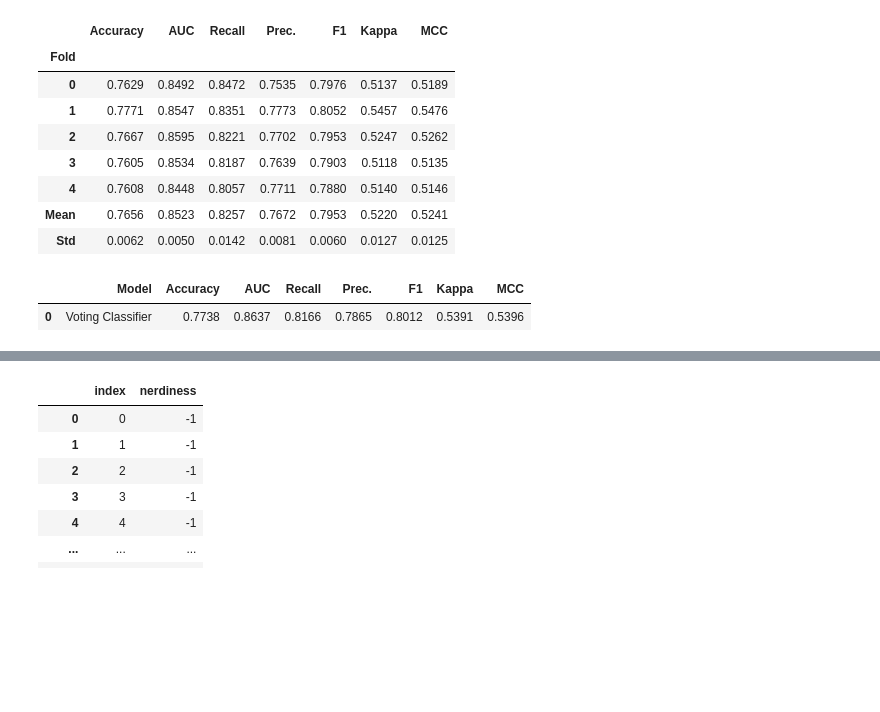
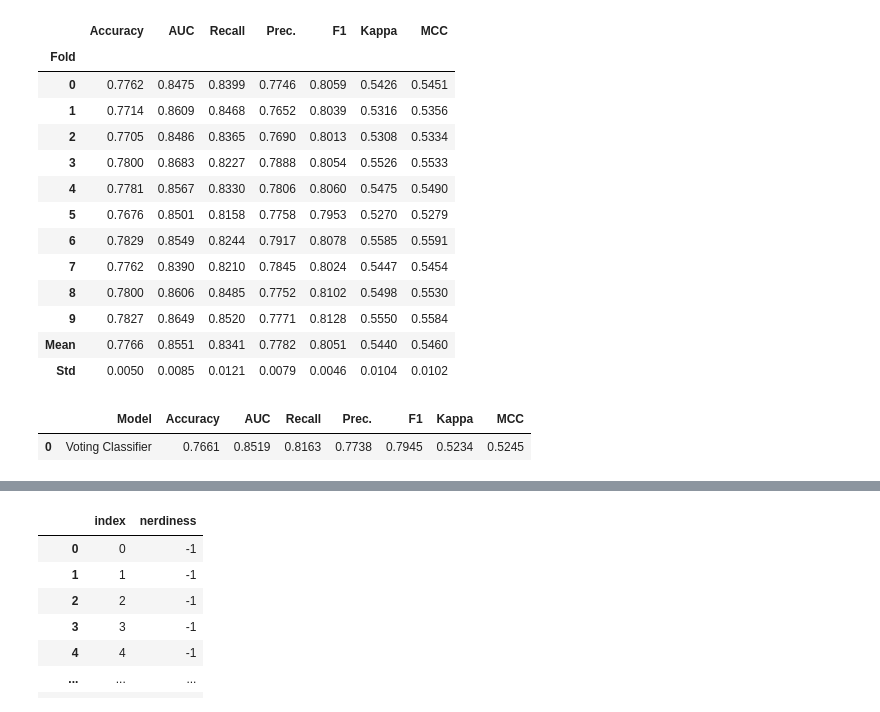
Before and after one commit to leedaehan-kev/AI-QUALIFYING-ROUND, a Jupyter notebook: competition_code/대회용-baseline.ipynb, the cells around one changed output, grey strips where cells are left out. Saved outputs shown, nothing was run; the diff lists cells and outputs as text; code cells hidden in the pictures; blank space fills up the shorter version.

```diff
--- a/competition_code/대회용-baseline.ipynb
+++ b/competition_code/대회용-baseline.ipynb
@@ -9,6 +9,9 @@ warnings.filterwarnings('ignore')
 # %%
 train  = pd.read_csv('competition_data/train.csv')
 test  = pd.read_csv('competition_data/test.csv')
+pd.set_option('display.max_rows', 1000)
+pd.set_option('display.max_colwidth', 100)
+pd.set_option('display.max_columns', 100)
 # %%
 train
 # %% [output]
@@ -56,6 +61,6 @@ clf = setup(data = train, target = 'nerdiness')
 | 58 | Fix Imbalance | False |
 | 59 | Fix Imbalance Method | SMOTE |
 # %%
-best_3 = compare_models(sort = 'AUC', n_select = 3)
+best_3 = compare_models(sort = 'AUC', n_select = 5)
 # %% [output]
 |  | Model | Accuracy | AUC | Recall | Prec. | F1 | Kappa | MCC | TT (Sec) |
@@ -77,20 +99,25 @@ best_3 = compare_models(sort = 'AUC', n_select = 3)
 # %%
-blended = blend_models(estimator_list = best_3, fold = 5, method = 'soft')
+blended = blend_models(estimator_list = best_3, fold = 10, method = 'soft')
 # %% [output]
 |  | Accuracy | AUC | Recall | Prec. | F1 | Kappa | MCC |
 | Fold |  |  |  |  |  |  |  |
-| 0 | 0.7629 | 0.8492 | 0.8472 | 0.7535 | 0.7976 | 0.5137 | 0.5189 |
-| 1 | 0.7771 | 0.8547 | 0.8351 | 0.7773 | 0.8052 | 0.5457 | 0.5476 |
-| 2 | 0.7667 | 0.8595 | 0.8221 | 0.7702 | 0.7953 | 0.5247 | 0.5262 |
-| 3 | 0.7605 | 0.8534 | 0.8187 | 0.7639 | 0.7903 | 0.5118 | 0.5135 |
-| 4 | 0.7608 | 0.8448 | 0.8057 | 0.7711 | 0.7880 | 0.5140 | 0.5146 |
-| Mean | 0.7656 | 0.8523 | 0.8257 | 0.7672 | 0.7953 | 0.5220 | 0.5241 |
-| Std | 0.0062 | 0.0050 | 0.0142 | 0.0081 | 0.0060 | 0.0127 | 0.0125 |
+| 0 | 0.7762 | 0.8475 | 0.8399 | 0.7746 | 0.8059 | 0.5426 | 0.5451 |
+| 1 | 0.7714 | 0.8609 | 0.8468 | 0.7652 | 0.8039 | 0.5316 | 0.5356 |
+| 2 | 0.7705 | 0.8486 | 0.8365 | 0.7690 | 0.8013 | 0.5308 | 0.5334 |
+| 3 | 0.7800 | 0.8683 | 0.8227 | 0.7888 | 0.8054 | 0.5526 | 0.5533 |
+| 4 | 0.7781 | 0.8567 | 0.8330 | 0.7806 | 0.8060 | 0.5475 | 0.5490 |
+| 5 | 0.7676 | 0.8501 | 0.8158 | 0.7758 | 0.7953 | 0.5270 | 0.5279 |
+| 6 | 0.7829 | 0.8549 | 0.8244 | 0.7917 | 0.8078 | 0.5585 | 0.5591 |
+| 7 | 0.7762 | 0.8390 | 0.8210 | 0.7845 | 0.8024 | 0.5447 | 0.5454 |
+| 8 | 0.7800 | 0.8606 | 0.8485 | 0.7752 | 0.8102 | 0.5498 | 0.5530 |
+| 9 | 0.7827 | 0.8649 | 0.8520 | 0.7771 | 0.8128 | 0.5550 | 0.5584 |
+| Mean | 0.7766 | 0.8551 | 0.8341 | 0.7782 | 0.8051 | 0.5440 | 0.5460 |
+| Std | 0.0050 | 0.0085 | 0.0121 | 0.0079 | 0.0046 | 0.0104 | 0.0102 |
 # %%
 pred_holdout = predict_model(blended)
 # %% [output]
 |  | Model | Accuracy | AUC | Recall | Prec. | F1 | Kappa | MCC |
-| 0 | Voting Classifier | 0.7738 | 0.8637 | 0.8166 | 0.7865 | 0.8012 | 0.5391 | 0.5396 |
+| 0 | Voting Classifier | 0.7661 | 0.8519 | 0.8163 | 0.7738 | 0.7945 | 0.5234 | 0.5245 |
 # %%
 final_model = finalize_model(blended)
 # %%
```
Also changed, not shown: parts of 9 cells of this notebook.
